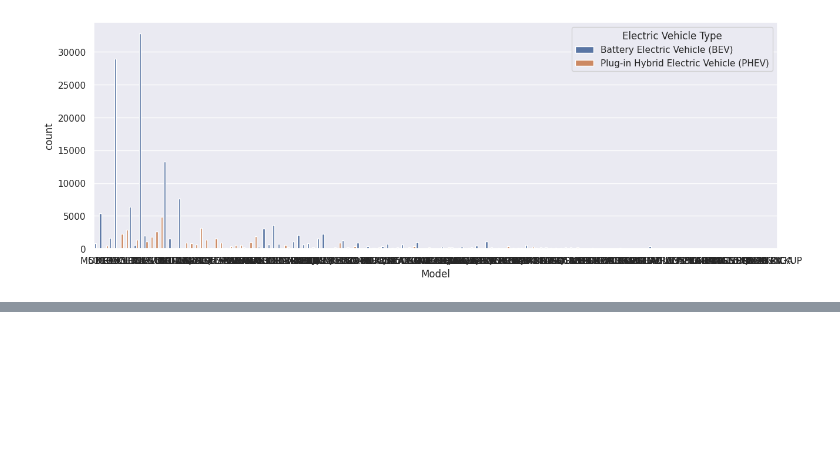
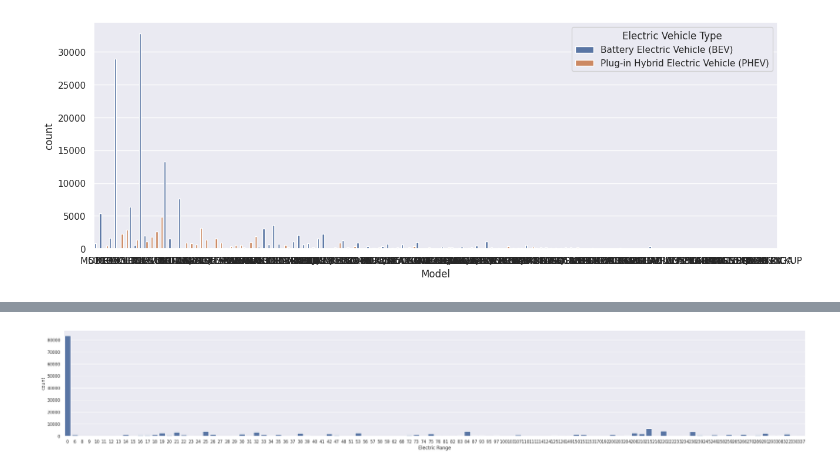
Before and after one commit to QuantamDev/Matplotlib, a Jupyter notebook: EV_Data_analysis.ipynb, the cells around one changed output, grey strips where cells are left out. Saved outputs shown, nothing was run; the diff lists cells and outputs as text; code cells hidden in the pictures; blank space fills up the shorter version.

```diff
--- a/EV_Data_analysis.ipynb
+++ b/EV_Data_analysis.ipynb
@@ -227,0 +249,5 @@ sns.set(rc={'figure.figsize':(15,5)})
+# %%
+sns.set(rc={'figure.figsize':(35,5)})
+ax = sns.countplot(data=ev,x='Electric Range')
+# %% [output]
+[figure, added]
```
Also changed, not shown: parts of 10 cells of this notebook.
